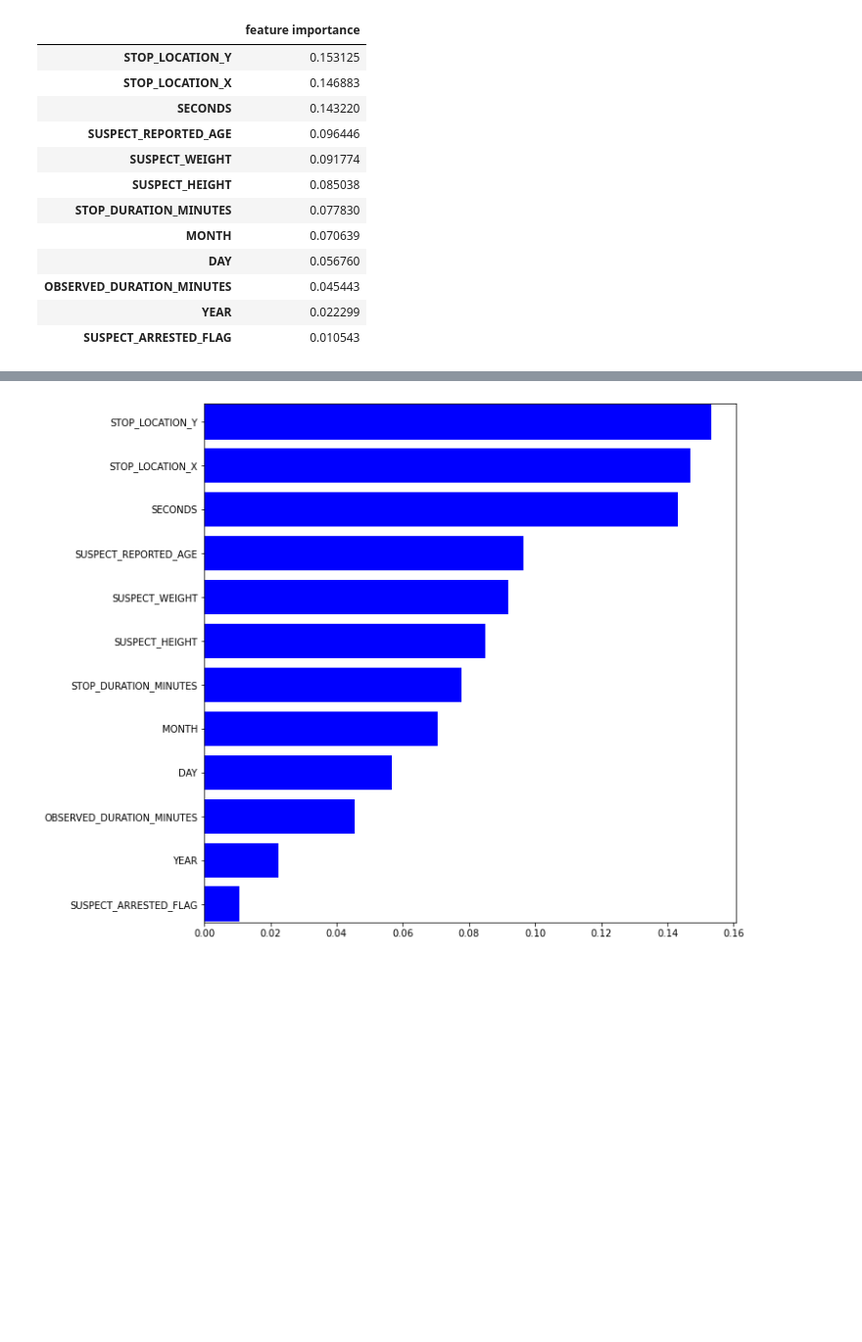
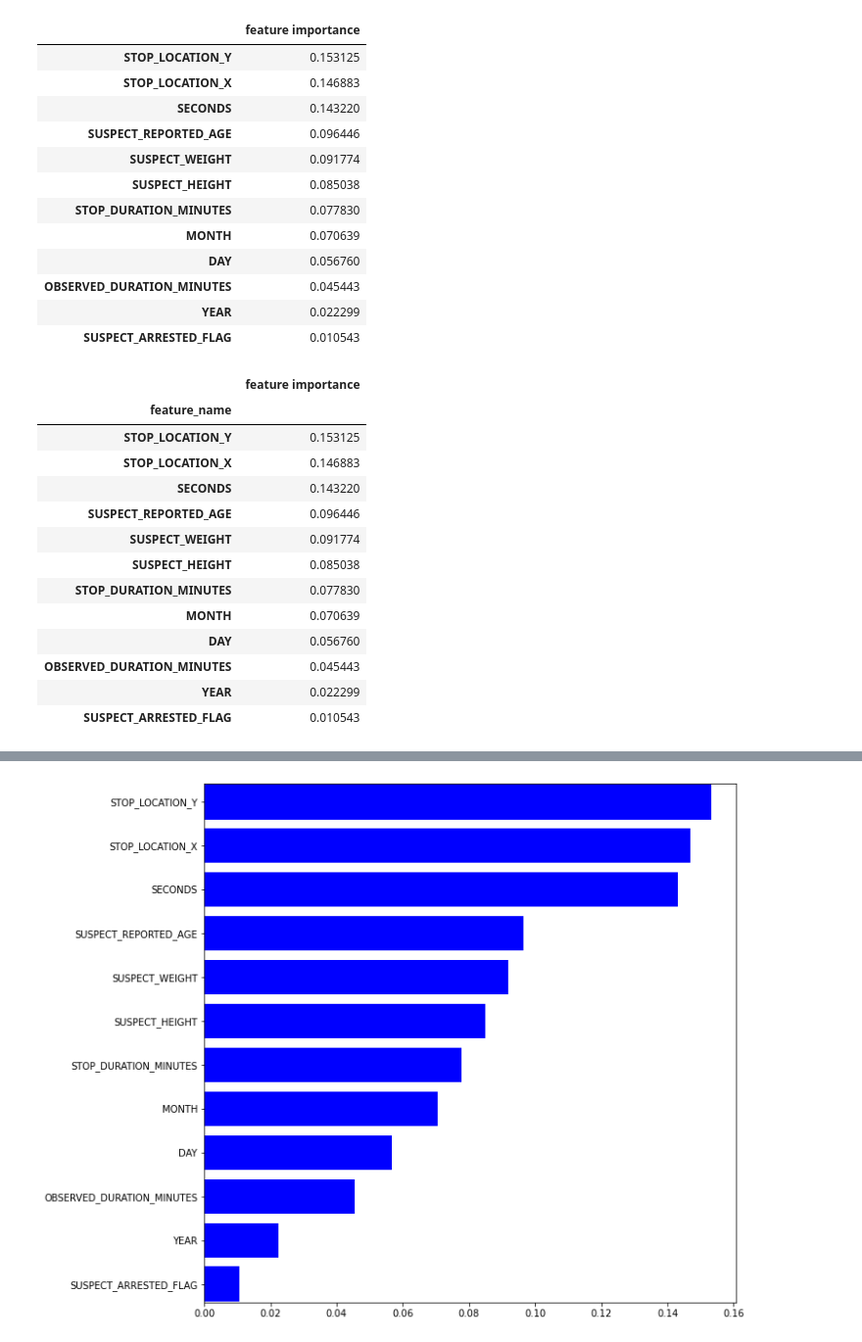
Before and after one commit to uzmabb182/data-detection-using-machine-learning, a Jupyter notebook: static/data_processing/sfq_summon_reduced_feartures.ipynb, the cells around one changed output, grey strips where cells are left out. Shown at 98% size. Cells and saved outputs as stored; diff of their text form; code cells hidden in the pictures; blank space fills up the shorter version.

```diff
--- a/static/data_processing/sfq_summon_reduced_feartures.ipynb
+++ b/static/data_processing/sfq_summon_reduced_feartures.ipynb
@@ -1354,3 +1350,21 @@ df_feature_importance.to_csv("feature_importance_df.csv", encoding="utf-8", inde
+# %%
+df_feature_importance.index.name = 'feature_name'
+df_feature_importance
+# %% [output]
+|  | feature importance |
+| feature_name |  |
+| STOP_LOCATION_Y | 0.153125 |
+| STOP_LOCATION_X | 0.146883 |
+| SECONDS | 0.143220 |
+| SUSPECT_REPORTED_AGE | 0.096446 |
+| SUSPECT_WEIGHT | 0.091774 |
+| SUSPECT_HEIGHT | 0.085038 |
+| STOP_DURATION_MINUTES | 0.077830 |
+| MONTH | 0.070639 |
+| DAY | 0.056760 |
+| OBSERVED_DURATION_MINUTES | 0.045443 |
+| YEAR | 0.022299 |
+| SUSPECT_ARRESTED_FLAG | 0.010543 |
 # %%
 df_feature_importance.plot(kind='line', color='r');
 # %% [output]
```
Also changed, not shown: parts of 4 cells of this notebook, 2 other files.
